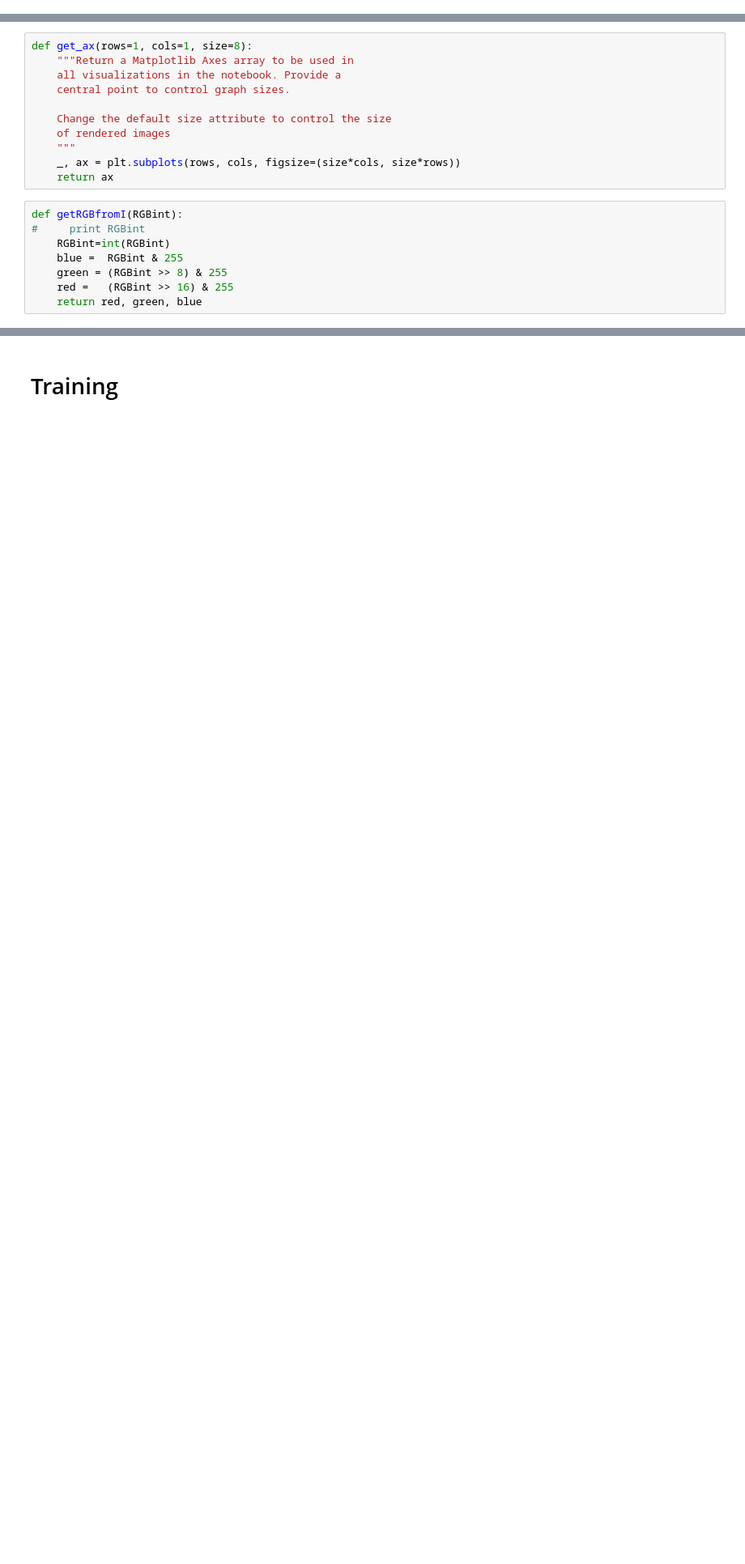
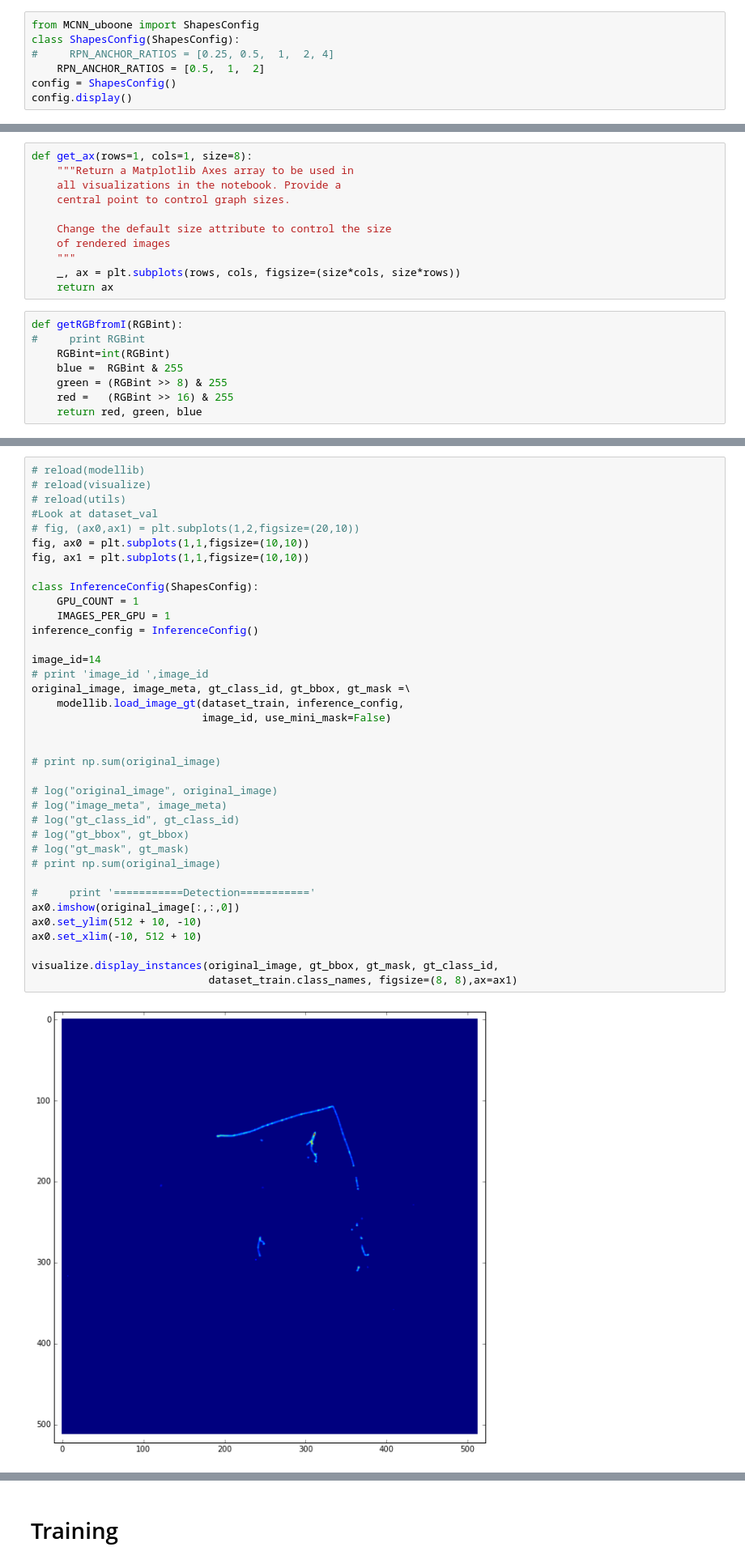
Before and after one commit to ruian1/Mask_RCNN, a Jupyter notebook: samples/shapes/MCNN_uboone.ipynb, the cells around one changed output, grey strips where cells are left out. Shown: that part at 81% size. Drawn from its saved outputs; the diff is of its cells as text; blank space fills up the shorter version.

```diff
--- a/samples/shapes/MCNN_uboone.ipynb
+++ b/samples/shapes/MCNN_uboone.ipynb
@@ -85,0 +39,7 @@ config.display()
+# %%
+from MCNN_uboone import ShapesConfig
+class ShapesConfig(ShapesConfig):
+#     RPN_ANCHOR_RATIOS = [0.25, 0.5,  1,  2, 4]
+    RPN_ANCHOR_RATIOS = [0.5,  1,  2]
+config = ShapesConfig()
+config.display()
@@ -212,0 +96,39 @@ dataset_val.prepare()
+# %%
+# reload(modellib)
+# reload(visualize)
+# reload(utils)
+#Look at dataset_val
+# fig, (ax0,ax1) = plt.subplots(1,2,figsize=(20,10))
+fig, ax0 = plt.subplots(1,1,figsize=(10,10))
+fig, ax1 = plt.subplots(1,1,figsize=(10,10))
+
+class InferenceConfig(ShapesConfig):
+    GPU_COUNT = 1
+    IMAGES_PER_GPU = 1
+inference_config = InferenceConfig()
+
+image_id=14
+# print 'image_id ',image_id
+original_image, image_meta, gt_class_id, gt_bbox, gt_mask =\
+    modellib.load_image_gt(dataset_train, inference_config,
+                           image_id, use_mini_mask=False)
+
+
+# print np.sum(original_image)
+
+# log("original_image", original_image)
+# log("image_meta", image_meta)
+# log("gt_class_id", gt_class_id)
+# log("gt_bbox", gt_bbox)
+# log("gt_mask", gt_mask)
+# print np.sum(original_image)
+
+#     print '===========Detection==========='
+ax0.imshow(original_image[:,:,0])
+ax0.set_ylim(512 + 10, -10)
+ax0.set_xlim(-10, 512 + 10)
+
+visualize.display_instances(original_image, gt_bbox, gt_mask, gt_class_id,
+                            dataset_train.class_names, figsize=(8, 8),ax=ax1)
+# %% [output]
+[figure, added]
```
Also changed, not shown: parts of 16 cells of this notebook, 1 other file.
